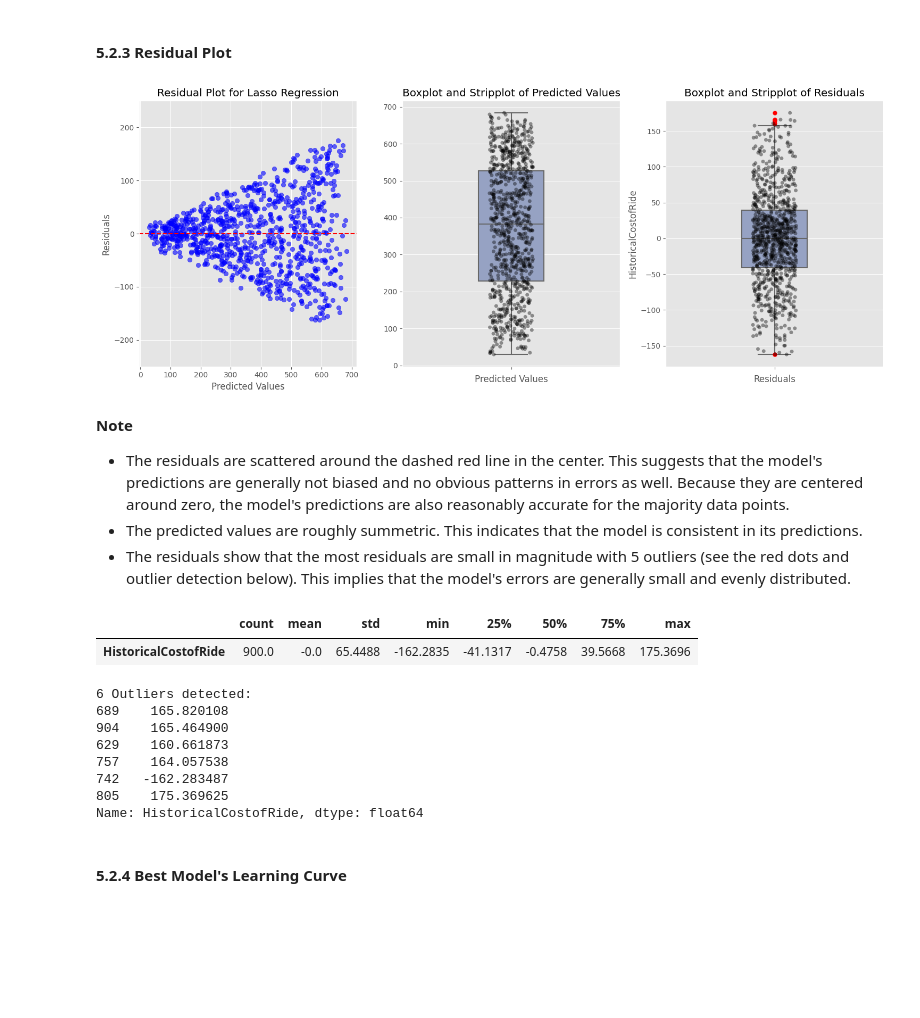
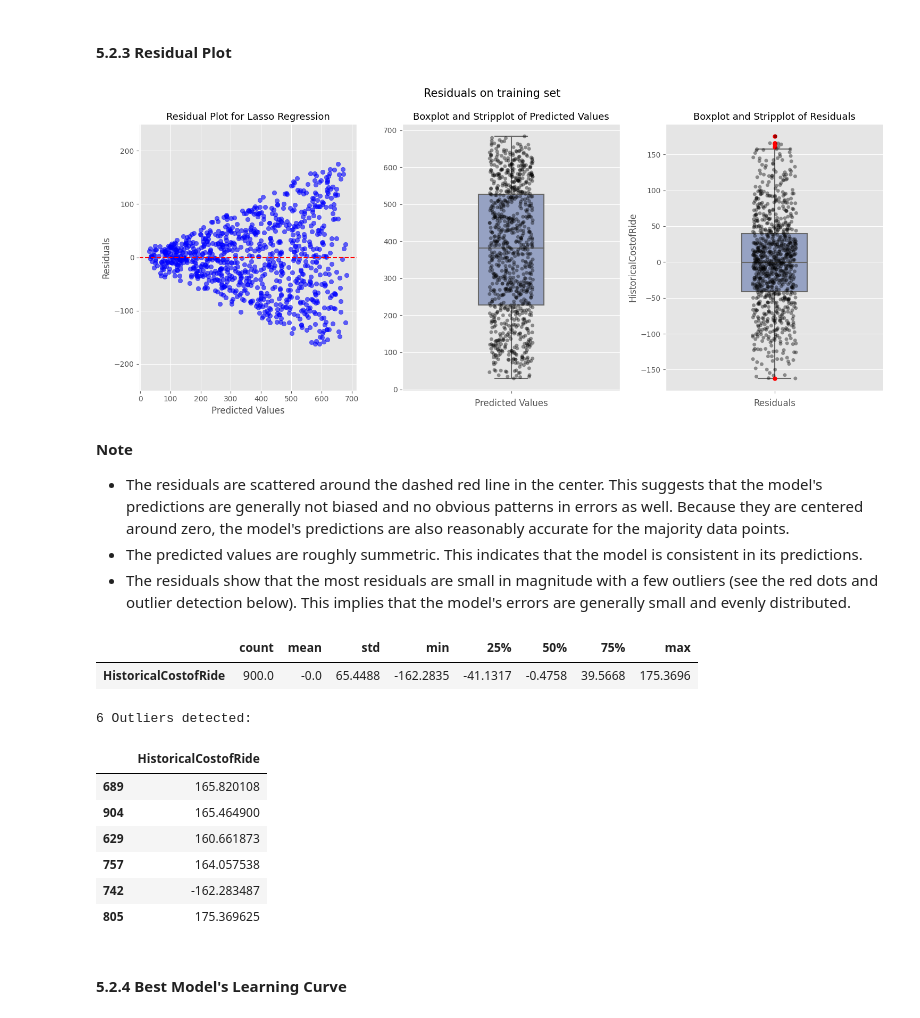
Before and after one commit to LingAdeu/dynamic-pricing-model, a Jupyter notebook: notebook/notebook.ipynb, the cells around one changed output. Drawn from its saved outputs; the diff is of its cells as text; code cells hidden in the pictures; blank space fills up the shorter version.

```diff
--- a/notebook/notebook.ipynb
+++ b/notebook/notebook.ipynb
@@ -1533,42 +1534,43 @@ plt.show()
 # Predict the target variable and compute residuals
 y_train_pred = final_regressor.predict(X_train)
 residuals = y_train - y_train_pred
 
 fig, axes = plt.subplots(1, 3, figsize=(15, 6))
 
 # Subplot 1: Residual Plot
 axes[0].scatter(y_train_pred, residuals, color='blue', alpha=0.6)
 axes[0].axhline(y=0, color='red', linestyle='--')
 axes[0].set_xlabel('Predicted Values')
 axes[0].set_ylabel('Residuals')
-axes[0].set_title('Residual Plot for Lasso Regression')
+axes[0].set_title('Residual Plot for Lasso Regression', size=13)
 axes[0].grid(True)
 axes[0].set_ylim(-250, 250)
 
 # Subplot 2: Boxplot and Stripplot of Predicted Values
 sns.boxplot(y=y_train_pred, ax=axes[1], color='#8e9fca', width=0.3,
             flierprops=dict(marker='.', markeredgecolor='red', alpha=1))
 sns.stripplot(y=y_train_pred, ax=axes[1], color='black', alpha=0.4)
 axes[1].set_xlabel('Predicted Values')
-axes[1].set_title('Boxplot and Stripplot of Predicted Values')
+axes[1].set_title('Boxplot and Stripplot of Predicted Values', size=13)
 
 # Subplot 3: Boxplot and Stripplot of Residuals
 sns.boxplot(y=residuals, ax=axes[2], color='#8e9fca', width=0.3,
             flierprops=dict(marker='.', markerfacecolor='red',
                             markeredgecolor='red', alpha=1, markersize=10))
 sns.stripplot(y=residuals, ax=axes[2], color='black', alpha=0.4)
 axes[2].set_xlabel('Residuals')
-axes[2].set_title('Boxplot and Stripplot of Residuals')
+axes[2].set_title('Boxplot and Stripplot of Residuals', size=13)
 
 plt.tight_layout()
+plt.suptitle('Residuals on training set', size=15, y=1.05)
 plt.show()
 # %% [output]
-[figure, old version]
+[figure, new version]
 # %% [markdown]
 **Note**
 - The residuals are scattered around the dashed red line in the center. This suggests that the model's predictions are generally not biased and no obvious patterns in errors as well. Because they are centered around zero, the model's predictions are also reasonably accurate for the majority data points.
 - The predicted values are roughly summetric. This indicates that the model is consistent in its predictions.
-- The residuals show that the most residuals are small in magnitude with 5 outliers (see the red dots and outlier detection below). This implies that the model's errors are generally small and evenly distributed.
+- The residuals show that the most residuals are small in magnitude with a few outliers (see the red dots and outlier detection below). This implies that the model's errors are generally small and evenly distributed.
 # %%
 # get descriptive statistics
 residuals.describe().to_frame().round(4).transpose()
@@ -1588,16 +1590,16 @@ upper_bound = Q3 + 1.5 * IQR
 # detect outliers
 outliers = residuals[(residuals < lower_bound) | (residuals > upper_bound)]
 print(f'{len(outliers)} Outliers detected:')
-print(outliers)
+display(outliers.to_frame())
 # %% [output]
 6 Outliers detected:
-689    165.820108
-904    165.464900
-629    160.661873
-757    164.057538
-742   -162.283487
-805    175.369625
-Name: HistoricalCostofRide, dtype: float64
+|  | HistoricalCostofRide |
+| 689 | 165.820108 |
+| 904 | 165.464900 |
+| 629 | 160.661873 |
+| 757 | 164.057538 |
+| 742 | -162.283487 |
+| 805 | 175.369625 |
 # %% [markdown]
 #### **5.2.4 Best Model's Learning Curve**
 # %%
```
Also changed, not shown: parts of 56 cells of this notebook, 5 other files.
